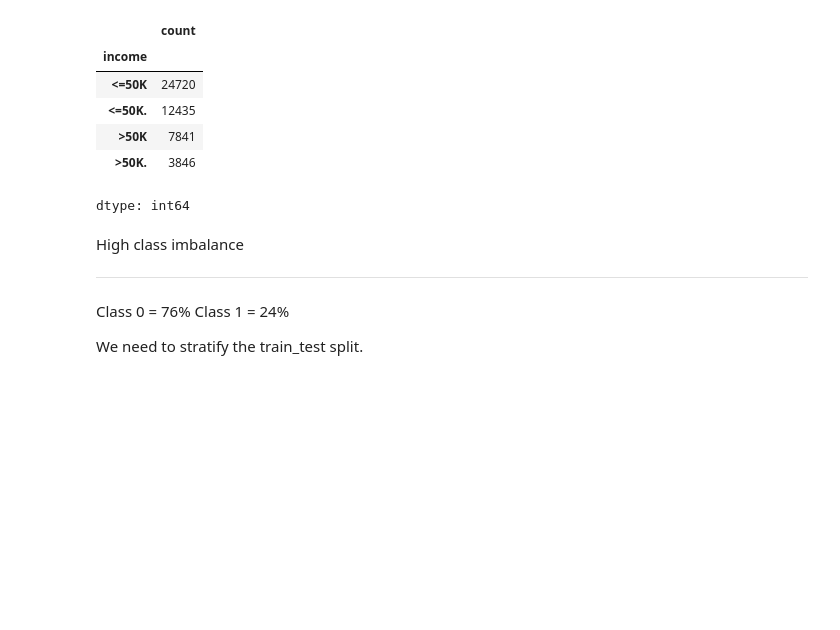
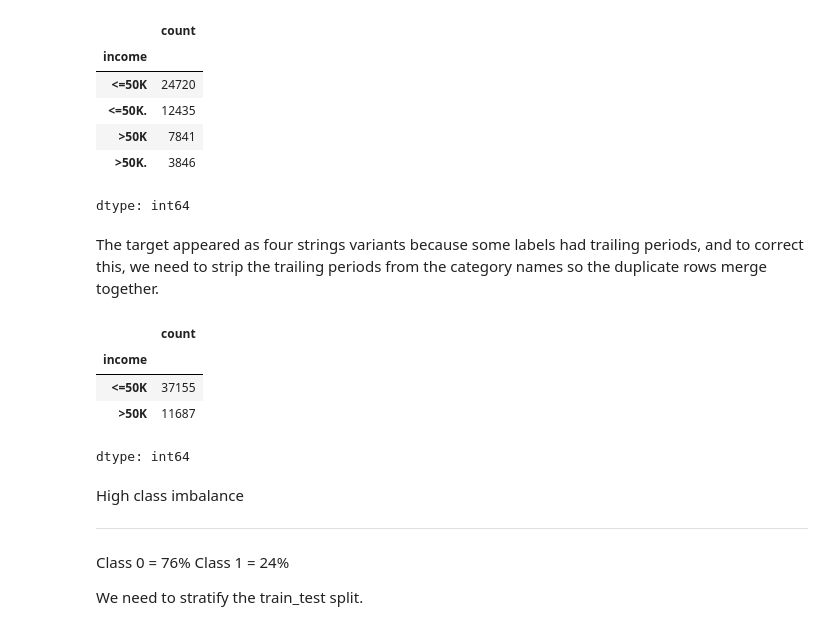
Before and after one commit to nikitask14/adult-income-classification, a Jupyter notebook: adult_income_classification.ipynb, the cells around one changed output. Cells and saved outputs as stored; diff of their text form; code cells hidden in the pictures; blank space fills up the shorter version.

```diff
--- a/adult_income_classification.ipynb
+++ b/adult_income_classification.ipynb
@@ -170,6 +165,17 @@ y.value_counts()
 | >50K | 7841 |
 | >50K. | 3846 |
 dtype: int64
+# %% [markdown]
+The target appeared as four strings variants because some labels had trailing periods, and to correct this, we need to strip the trailing periods from the category names so the duplicate rows merge together.
+# %%
+y = y.str.rstrip('.')
+y.value_counts()
+# %% [output]
+|  | count |
+| income |  |
+| <=50K | 37155 |
+| >50K | 11687 |
+dtype: int64
 # %% [markdown]
 High class imbalance
 
```
Also changed, not shown: parts of 29 cells of this notebook.
